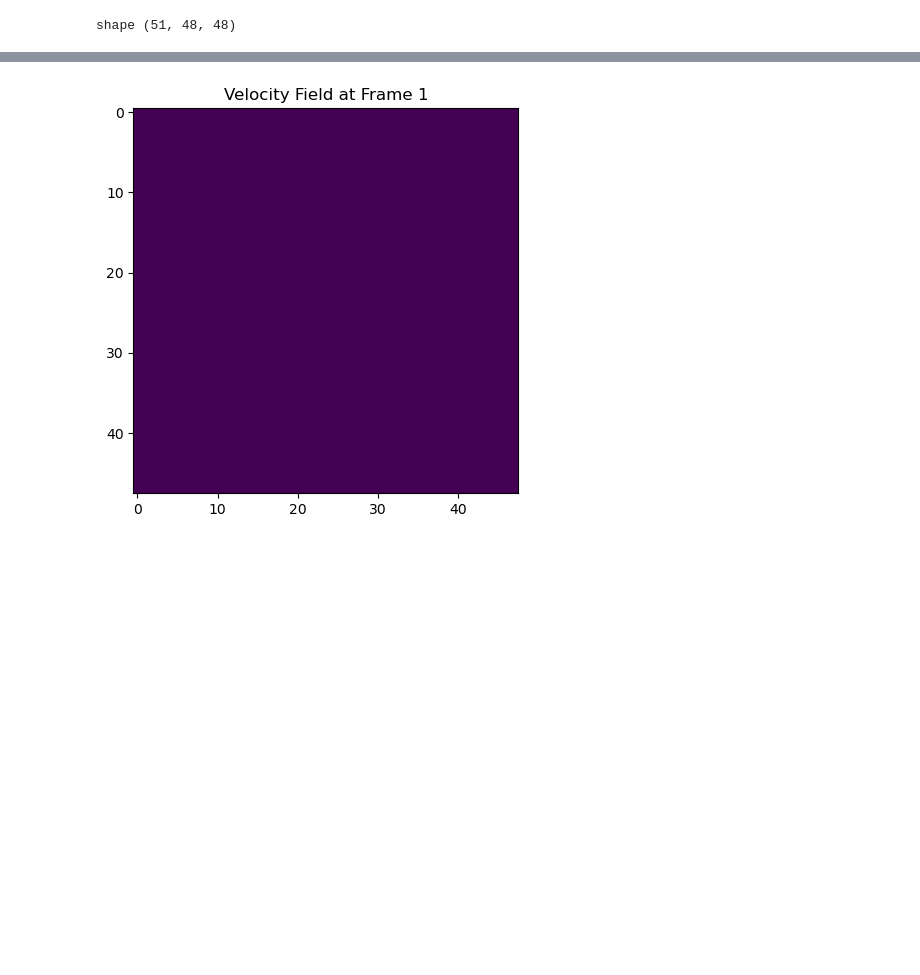
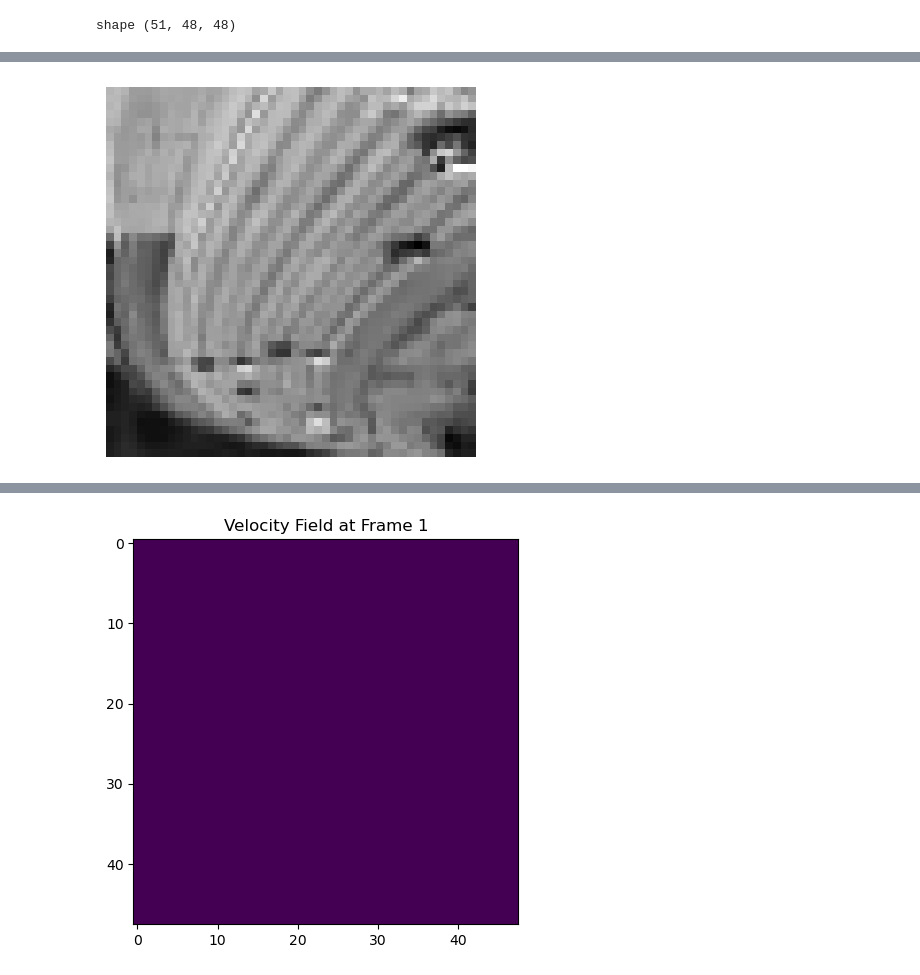
Before and after one commit to Norman-lib/LLBMOF-project, a Jupyter notebook: LBM python/First implementation of Latice Boltzman method.ipynb, the cells around one changed output, grey strips where cells are left out. Saved outputs shown, nothing was run; the diff lists cells and outputs as text; code cells hidden in the pictures; blank space fills up the shorter version.

```diff
--- a/LBM python/First implementation of Latice Boltzman method.ipynb
+++ b/LBM python/First implementation of Latice Boltzman method.ipynb
@@ -224,3 +298,15 @@ plt.imshow(L[15, :, :], cmap='viridis', origin='lower')
+# %%
+frame = 35
+plt.imshow(video[frame, :, :], cmap='gray', origin='lower')
+# plt.colorbar(label='Speed Magnitude')
+# plt.xlabel('X')
+# plt.ylabel('Y')
+# plt.title('Speed Magnitude at Frame ' + str(frame))
+plt.axis('off')
+plt.imsave("frame35.png",video[frame, :, :], cmap='gray', origin='lower')
+plt.show()
+# %% [output]
+[figure, added]
 # %%
 import matplotlib.pyplot as plt
 
```
Also changed, not shown: parts of 7 cells of this notebook, 2 other files.
